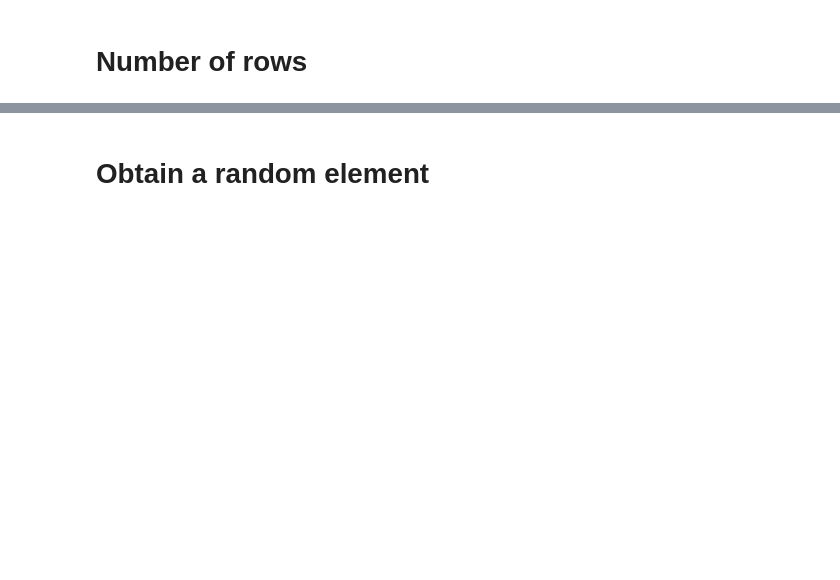
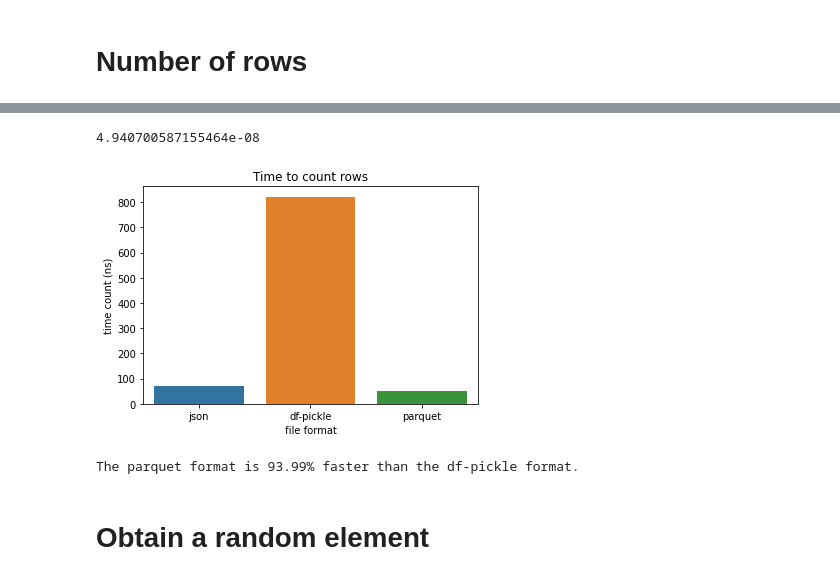
Before and after one commit to datacloudgui/data_benchmark_mintic, a Jupyter notebook: benchmark_mintic.ipynb, the cells around one changed output, grey strips where cells are left out. Cells and saved outputs as stored; diff of their text form; code cells hidden in the pictures; blank space fills up the shorter version.

```diff
--- a/benchmark_mintic.ipynb
+++ b/benchmark_mintic.ipynb
@@ -139,0 +223,3 @@ parquet_data = pq.read_table('./data_mintic.parquet')
+# %%
+time_row_json = _
+print(time_row_json.average)
@@ -139,0 +234,3 @@ parquet_data = pq.read_table('./data_mintic.parquet')
+# %%
+time_row_df = _
+print(time_row_df.average)
@@ -152,3 +245,19 @@ parquet_data = pq.read_table('./data_mintic.parquet')
+# %%
+time_row_parquet = _
+print(time_row_parquet.average)
+# %% [output]
+4.940700587155464e-08
+# %%
+time_count = store_results(time_row_json.average*pow(10,9),time_row_df.average*pow(10,9),time_row_parquet.average*pow(10,9))
+max_count, min_count, percentage_count = analyze_dict(time_count)
+# %%
+plot_dict(time_count,"file format", "time count (ns)", "Time to count rows")
+# %% [output]
+[figure, added]
+# %%
+print(f'The {min_count} format is {"{:.2f}".format(percentage_count)}% faster than the {max_count} format.')
+# %% [output]
+The parquet format is 93.99% faster than the df-pickle format.
 # %% [markdown]
 # Obtain a random element
 # %%
```
Also changed, not shown: parts of 51 cells of this notebook.
